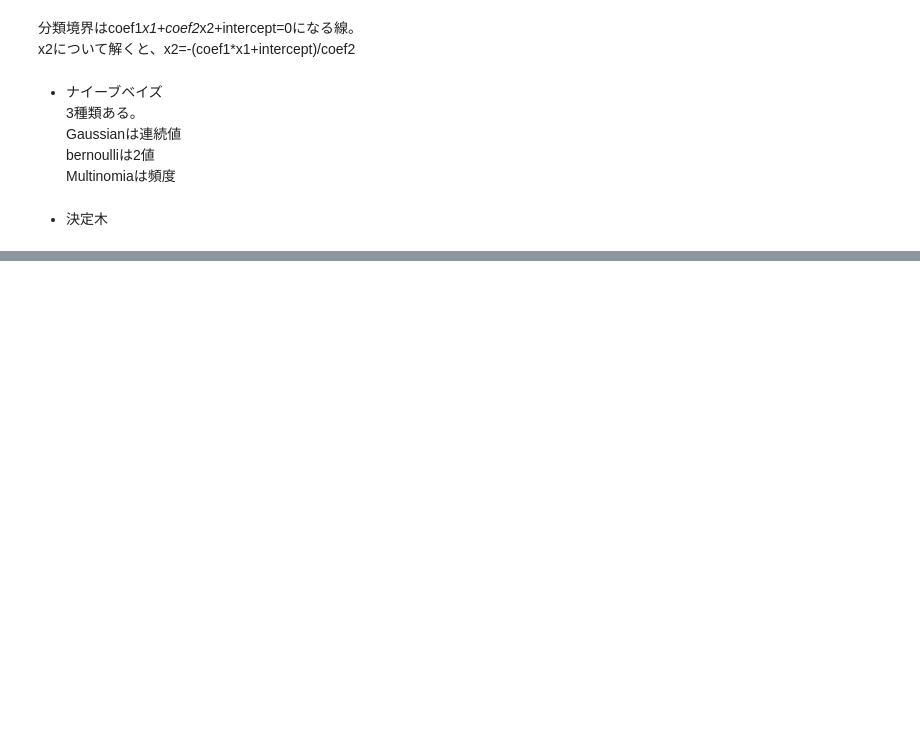
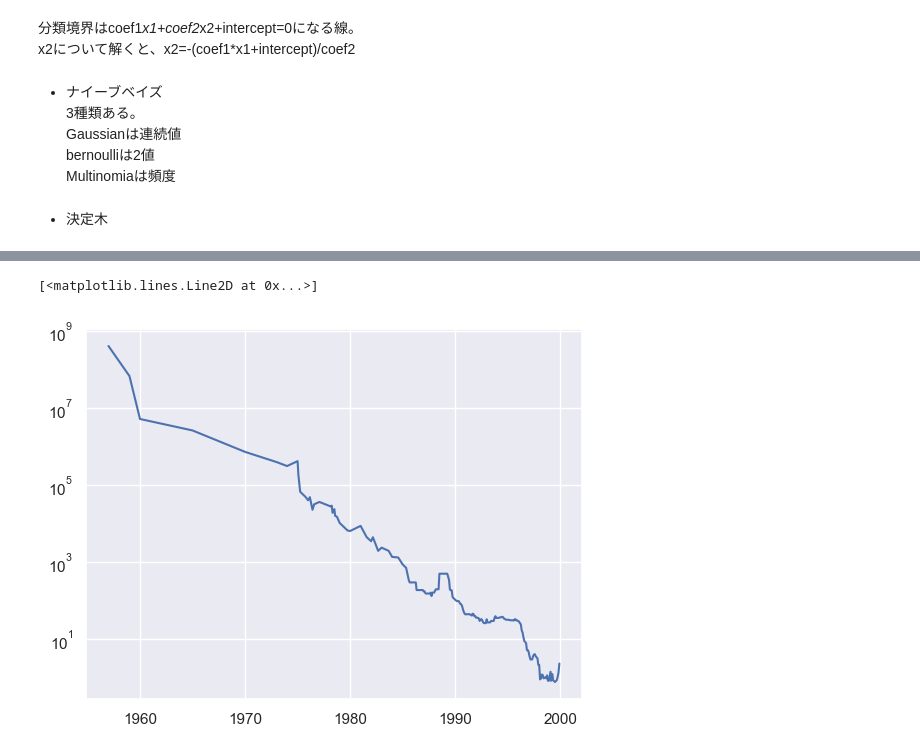
Before and after one commit to yutaro1127/study_ML_with_python, a Jupyter notebook: chapter2.ipynb, the cells around one changed output, grey strips where cells are left out. Saved outputs shown, nothing was run; the diff lists cells and outputs as text; code cells hidden in the pictures; blank space fills up the shorter version.

```diff
--- a/chapter2.ipynb
+++ b/chapter2.ipynb
@@ -360,0 +421,5 @@ feature_importances_plot(tree)
+# %%
+plt.semilogy(data_train.date,data_train.price,label='train_data')
+# %% [output]
+[<matplotlib.lines.Line2D at 0x...>]
+[figure, added]
```
Also changed, not shown: parts of 28 cells of this notebook, 1 other file.
